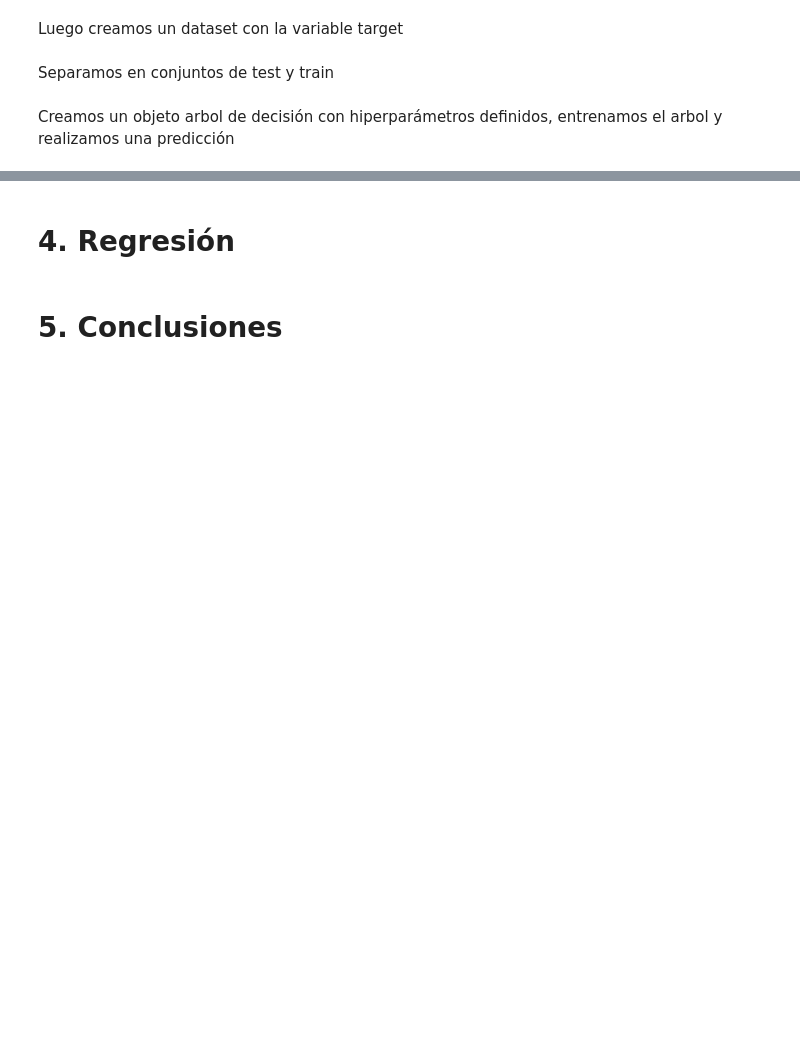
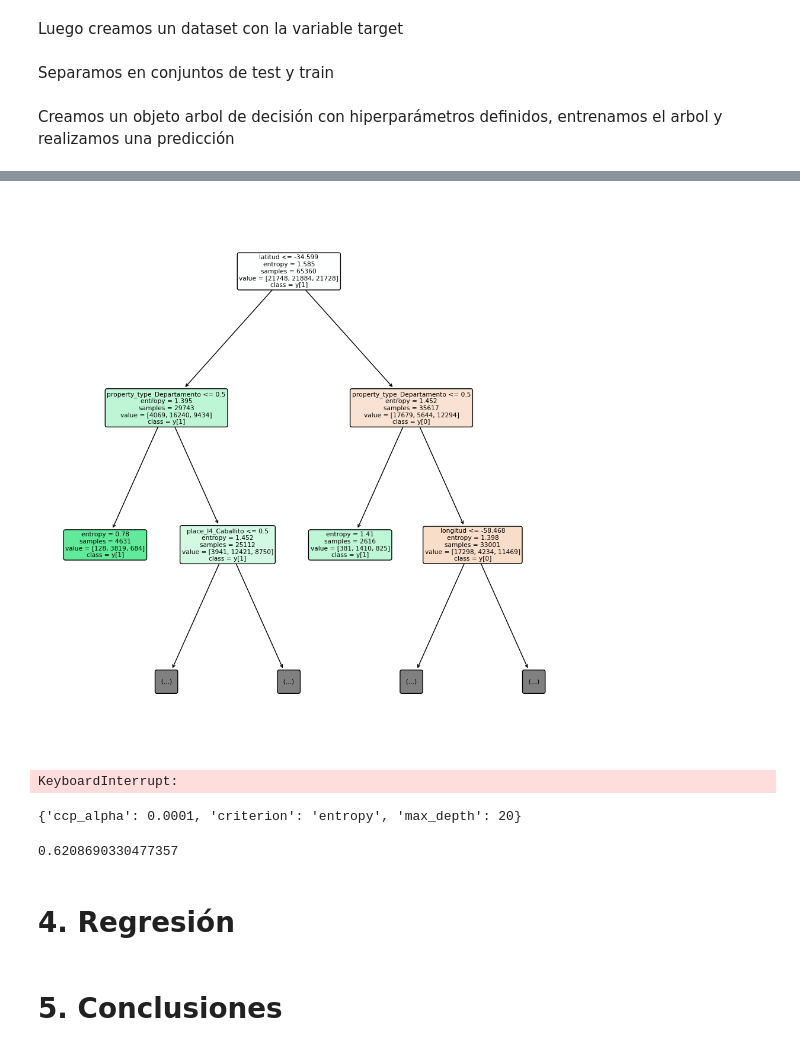
Before and after one commit to valencorrea/7506R-2C2022-GRUPO14, a Jupyter notebook: 7506R_TP1_GRUPO14_ENTREGA.ipynb, the cells around one changed output, grey strips where cells are left out. Drawn from its saved outputs; the diff is of its cells as text; code cells hidden in the pictures; blank space fills up the shorter version.

Commit message:
Added decision tree model

```diff
--- a/7506R_TP1_GRUPO14_ENTREGA.ipynb
+++ b/7506R_TP1_GRUPO14_ENTREGA.ipynb
@@ -1803,3 +1846,37 @@ ValueError: Input X contains infinity or a value too large for dtype('float32').
+# %%
+plt.figure(figsize=(12,12))
+
+tree_plot=tree.plot_tree(model,
+                         max_depth=2,
+                         feature_names=ds_trabajo_x.columns.to_list(),
+                         filled=True,
+                         rounded=True,
+                         class_names=True)
+
+plt.show(tree_plot)
+# %% [output]
+[figure, added]
+# %%
+param_grid = {
+    'max_depth': [9, 15, 20],
+    'criterion': ['gini', 'entropy'],
+    'ccp_alpha': [0.001, 0.01, 0.0001, 0.005]
+}
+# 'ccp_alpha', 'class_weight', 'criterion', 'max_depth', 'max_features', 'max_leaf_nodes', 'min_impurity_decrease', 'min_samples_leaf', 'min_samples_split', 'min_weight_fraction_leaf', 'random_state', 'splitter'
+from sklearn.model_selection import GridSearchCV
+
+grid_clf = GridSearchCV(tree.DecisionTreeClassifier(), param_grid, cv=5)
+grid_clf.fit(x_train, y_train)
+# %% [output]
+KeyboardInterrupt:
+# %%
+grid_clf.best_params_
+# %% [output]
+{'ccp_alpha': 0.0001, 'criterion': 'entropy', 'max_depth': 20}
+# %%
+grid_clf.score(x_test, y_test)
+# %% [output]
+0.6208690330477357
 # %% [markdown]
 #  **4. Regresión**
 # %% [markdown]
```
Also changed, not shown: parts of 24 cells of this notebook.
